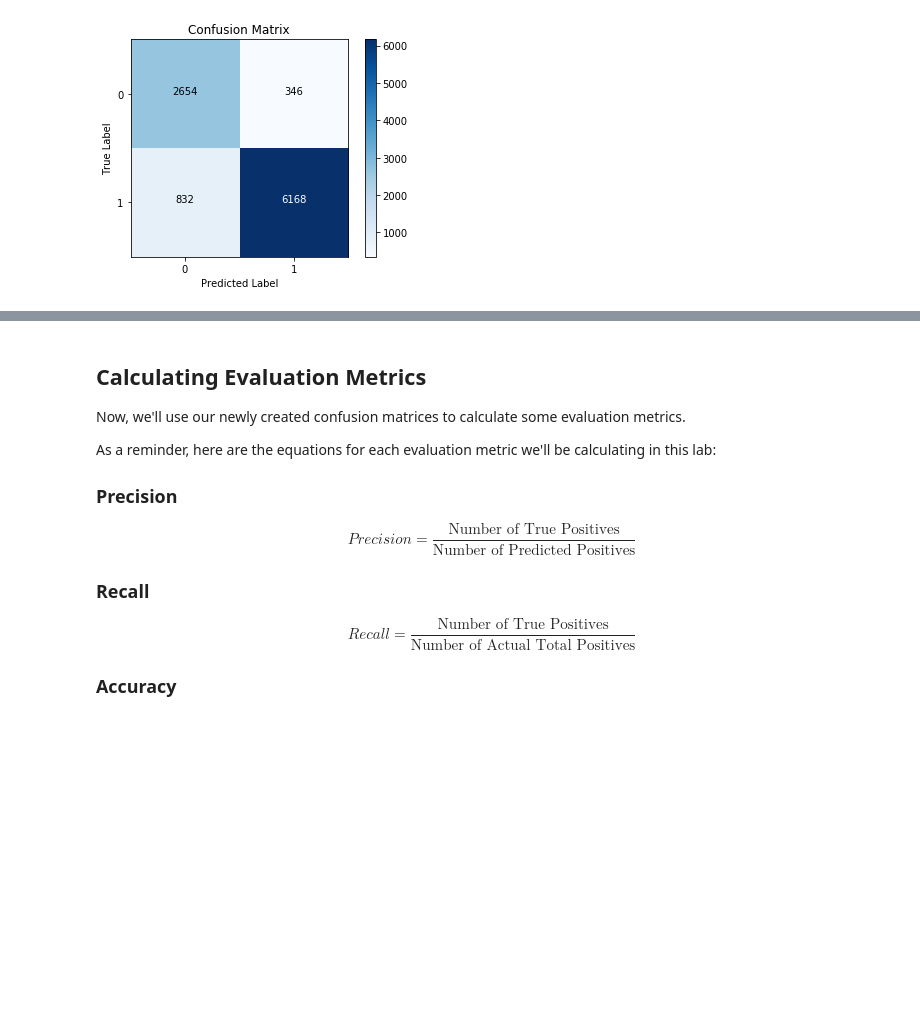
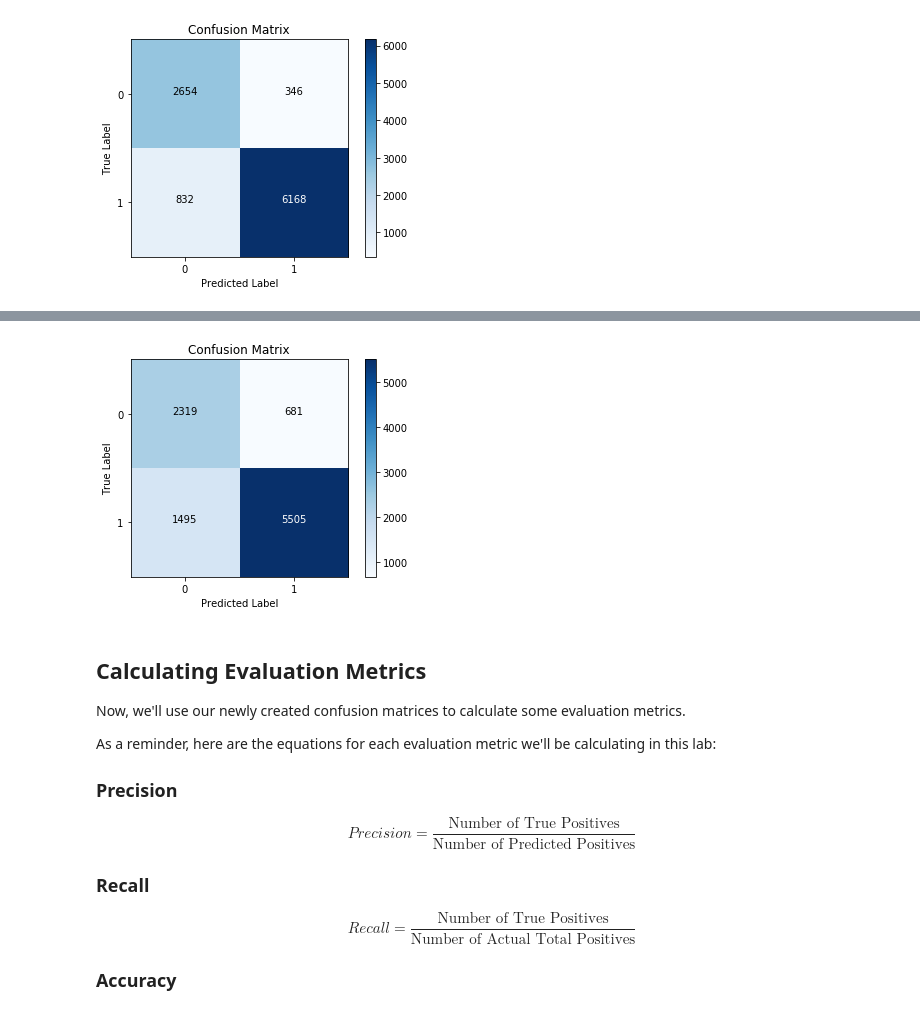
Before and after one commit to Chris-Manna/dsc-3-27-08-evaluation-metrics-lab-nyc-career-ds-102218, a Jupyter notebook: index.ipynb, the cells around one changed output, grey strips where cells are left out. Cells and saved outputs as stored; diff of their text form; code cells hidden in the pictures; blank space fills up the shorter version.

```diff
--- a/index.ipynb
+++ b/index.ipynb
@@ -159,3 +161,7 @@ show_cf()
+# %%
+show_cf(labels,model3_preds)
+# %% [output]
+[figure, added]
 # %% [markdown]
 ## Calculating Evaluation Metrics
 
```
Also changed, not shown: parts of 1 cell of this notebook.
